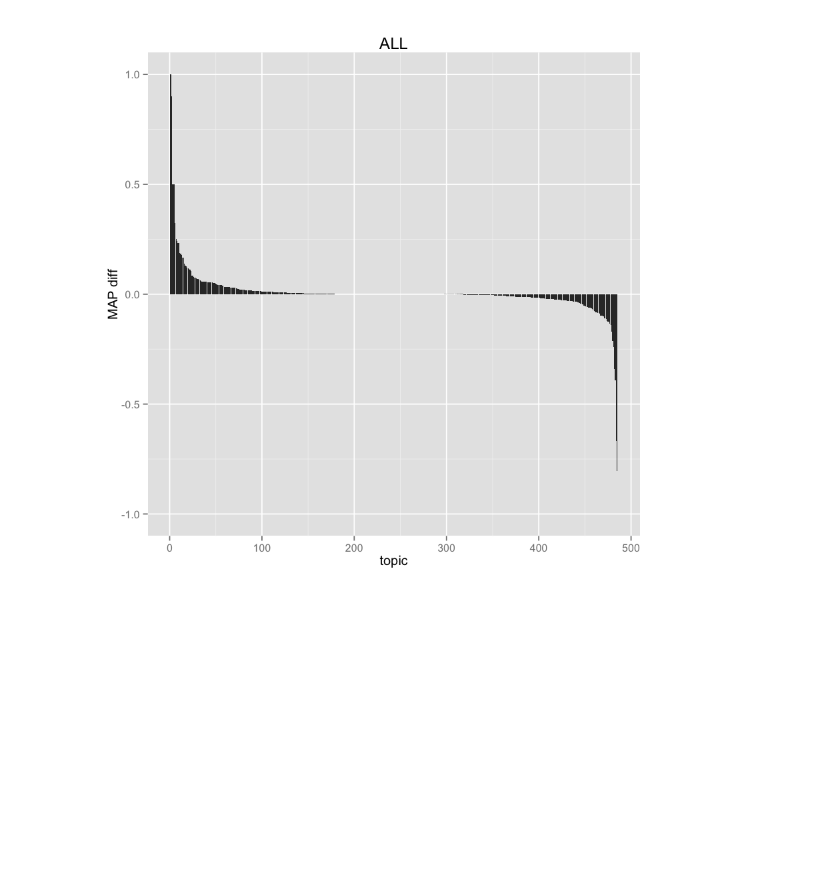
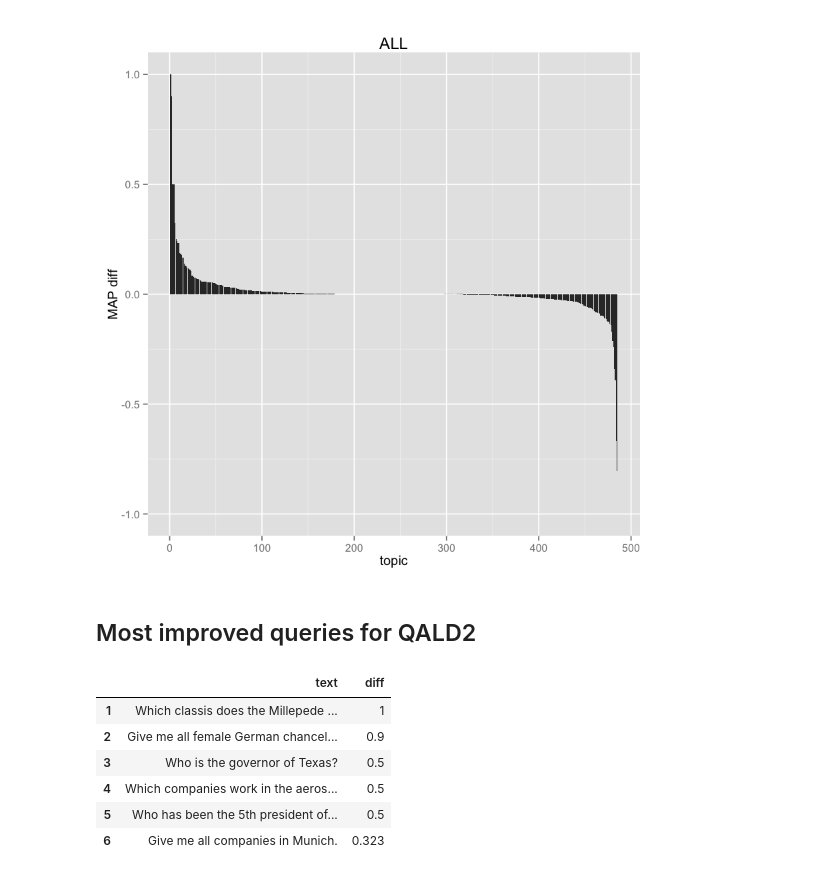
Before and after one commit to teanalab/pfsdm, a Jupyter notebook: reports/report-1.ipynb, the cells around one changed output. Cells and saved outputs as stored; diff of their text form; code cells hidden in the pictures; blank space fills up the shorter version.

Commit message:
Most improved and degraded queries for QALD2

```diff
--- a/reports/report-1.ipynb
+++ b/reports/report-1.ipynb
@@ -134,3 +134,20 @@ for (col in c("SemSearch_ES", "ListSearch", "INEX_LD", "QALD2", "ALL")) {
 [figure]
 [figure]
 [figure]
+# %% [markdown]
+## Most improved queries for QALD2
+# %%
+tld <- read.table(file.path("tld", "QALD2"), header = TRUE, col.names = c("qid","fsdm","pfsdm"))
+queries <- read.table("../data/sigir2013-dbpedia/queries.txt", header = FALSE, sep = "\t", quote = "", , col.names = c("qid", "text"))
+tld <- merge(tld, queries)
+tld$diff <- tld$pfsdm - tld$fsdm
+tld <- tld %>% select(text, diff)
+head(tld %>% arrange(-diff))
+# %% [output]
+|  | text | diff |
+| 1 | Which classis does the Millepede ... | 1 |
+| 2 | Give me all female German chancel... | 0.9 |
+| 3 | Who is the governor of Texas? | 0.5 |
+| 4 | Which companies work in the aeros... | 0.5 |
+| 5 | Who has been the 5th president of... | 0.5 |
+| 6 | Give me all companies in Munich. | 0.323 |
```
Also changed, not shown: parts of 2 cells of this notebook.
